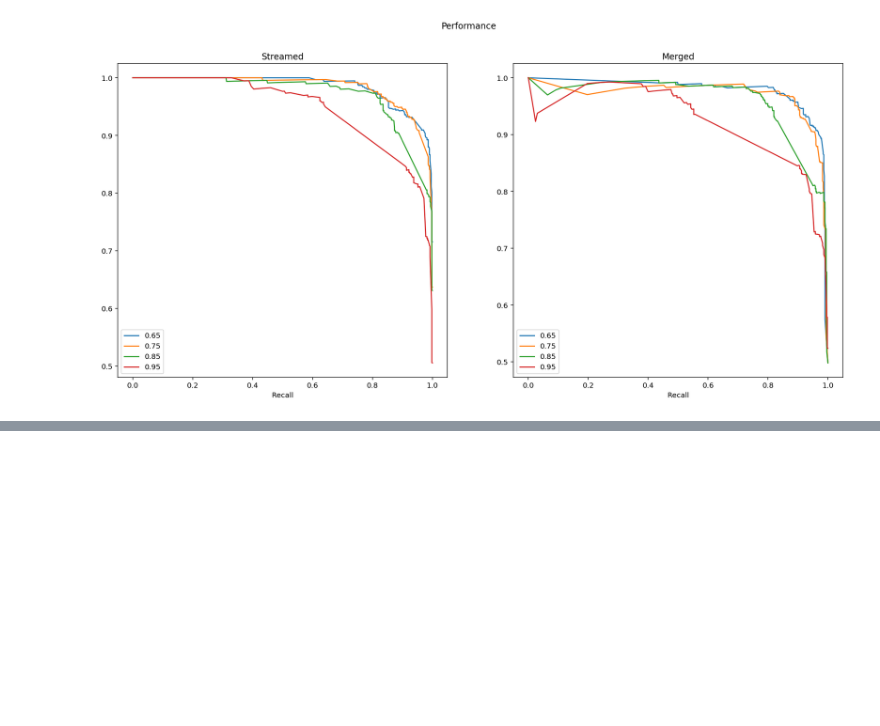
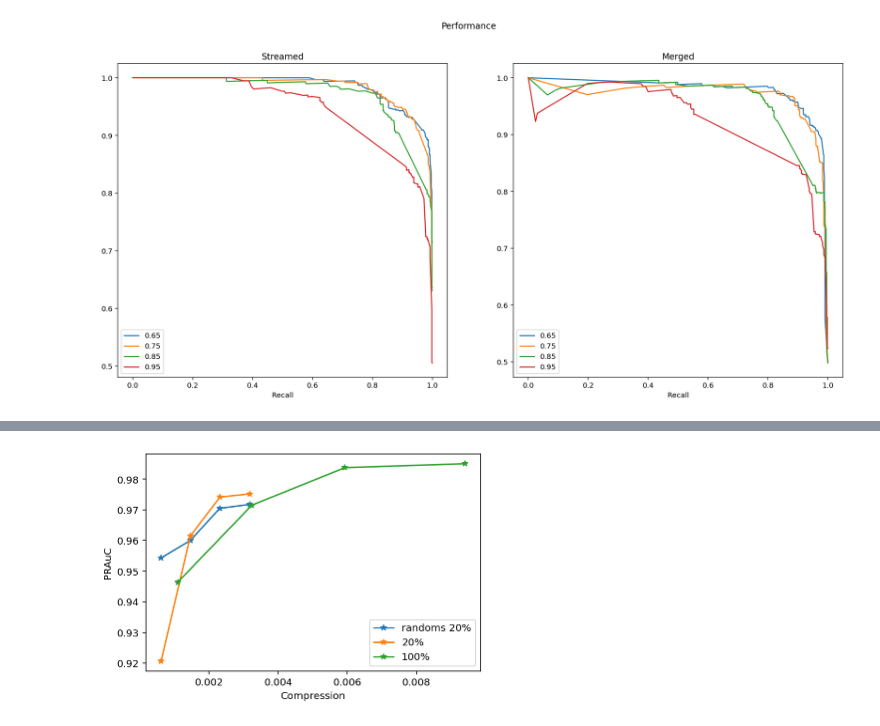
Before and after one commit to jrybicki-jsc/smms, a Jupyter notebook: graphla/cleans.ipynb, the cells around one changed output, grey strips where cells are left out. Drawn from its saved outputs; the diff is of its cells as text; code cells hidden in the pictures; blank space fills up the shorter version.

```diff
--- a/graphla/cleans.ipynb
+++ b/graphla/cleans.ipynb
@@ -158,0 +169,13 @@ plt.savefig('../fig/randoms.svg', format='svg', bbox_inches = 'tight', dpi=1000)
+# %%
+plt.plot(rands_aucs.keys(), rands_aucs.values(), '-*', label='randoms 20%')
+#plt.plot(rand_aucs.keys(), rand_aucs.values(), '-*', label='randoms')
+plt.plot(all_parts[2].keys(), all_parts[2].values(),'-*', label='20%')
+plt.plot(streamed_aucs.keys(), streamed_aucs.values(),'-*', label='100%')
+
+
+plt.xlabel('Compression')
+plt.ylabel('PRAuC')
+plt.legend();
+plt.savefig('../fig/randoms.svg', format='svg', bbox_inches = 'tight', dpi=1000);
+# %% [output]
+[figure, added]
```
Also changed, not shown: parts of 22 cells of this notebook.
